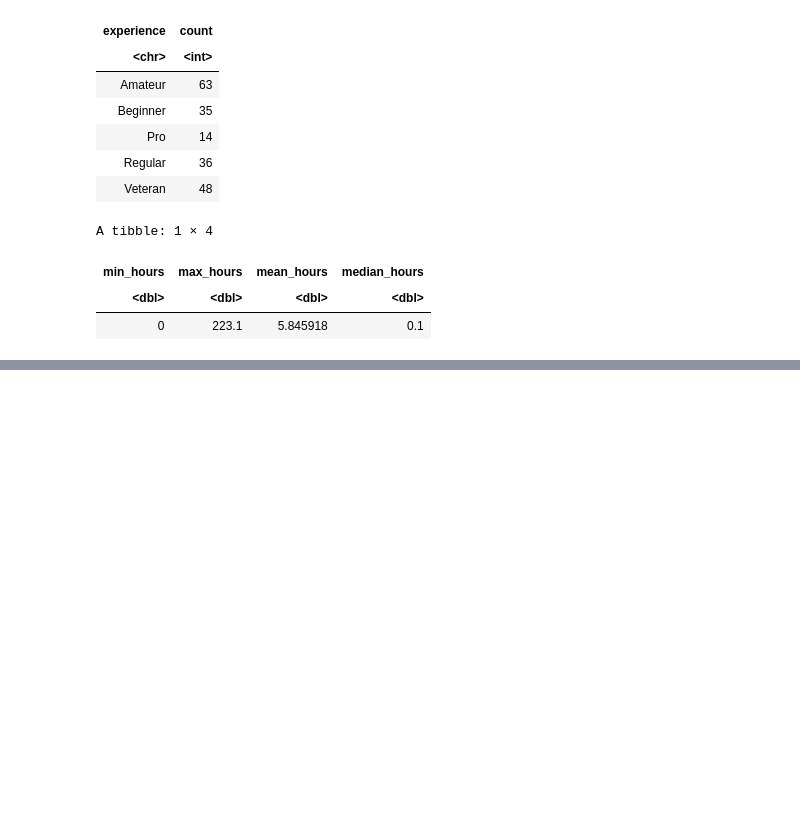
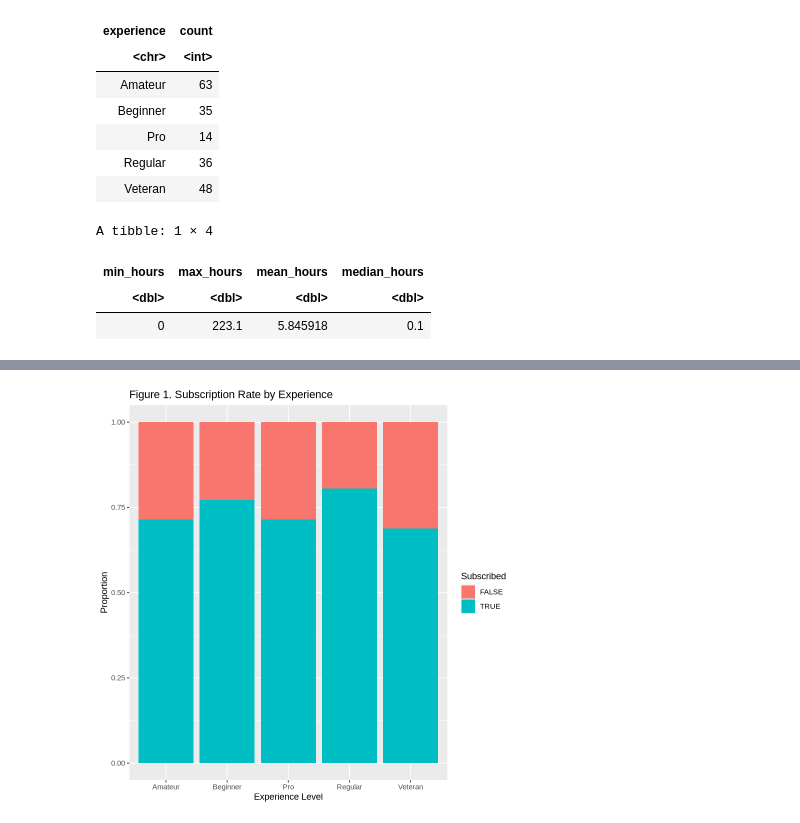
Before and after one commit to X9126/dsci-100-2025ss-individual, a Jupyter notebook: project-1.ipynb, the cells around one changed output, grey strips where cells are left out. Saved outputs shown, nothing was run; the diff lists cells and outputs as text; code cells hidden in the pictures; blank space fills up the shorter version.

```diff
--- a/project-1.ipynb
+++ b/project-1.ipynb
@@ -148,0 +165,10 @@ A tibble: 6 × 4
+# %%
+experience_plot <- ggplot(clean_players, aes(x = experience, fill = subscribe)) +
+  geom_bar(position = "fill") +
+  labs(title = "Figure 1. Subscription Rate by Experience",
+    x = "Experience Level",
+    y = "Proportion",
+    fill = "Subscribed" )
+experience_plot
+# %% [output]
+[figure, added]
```
Also changed, not shown: parts of 10 cells of this notebook.
